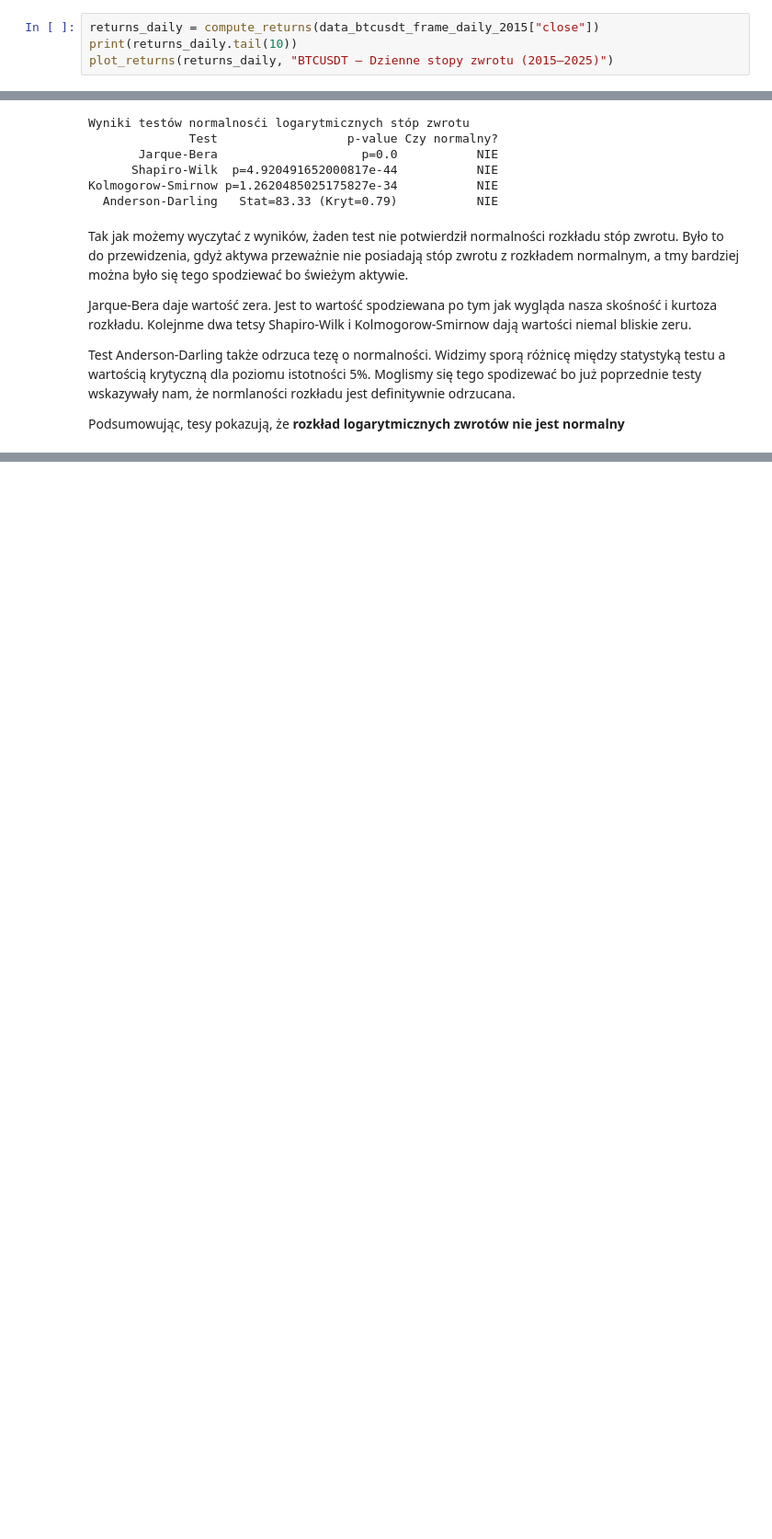
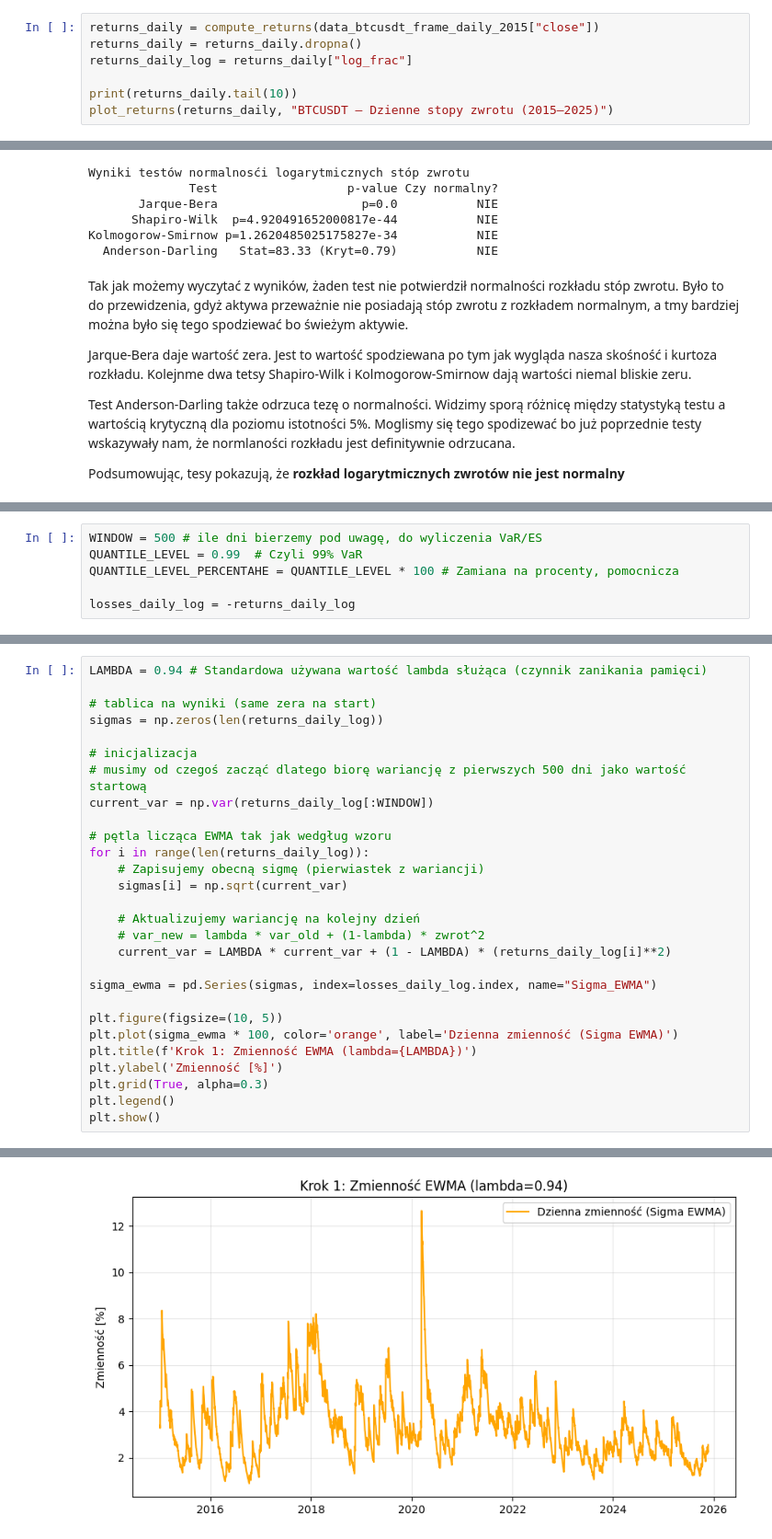
Before and after one commit to anteqkois/ilosciowe_miary_ryzyka_rynkowego, a Jupyter notebook: project/project.ipynb, the cells around one changed output, grey strips where cells are left out. Shown at 92% size. Saved outputs shown, nothing was run; the diff lists cells and outputs as text; blank space fills up the shorter version.

```diff
--- a/project/project.ipynb
+++ b/project/project.ipynb
@@ -164,6 +164,9 @@ def plot_returns(df: pd.DataFrame, title: str):
     plt.show()
 # %%
 returns_daily = compute_returns(data_btcusdt_frame_daily_2015["close"])
+returns_daily = returns_daily.dropna()
+returns_daily_log = returns_daily["log_frac"]
+
 print(returns_daily.tail(10))
 plot_returns(returns_daily, "BTCUSDT – Dzienne stopy zwrotu (2015–2025)")
 # %% [output]
@@ -543,0 +401,6 @@ plt.show()
+# %%
+WINDOW = 500 # ile dni bierzemy pod uwagę, do wyliczenia VaR/ES
+QUANTILE_LEVEL = 0.99  # Czyli 99% VaR
+QUANTILE_LEVEL_PERCENTAHE = QUANTILE_LEVEL * 100 # Zamiana na procenty, pomocnicza
+
+losses_daily_log = -returns_daily_log
@@ -543,0 +423,29 @@ plt.show()
+# %%
+LAMBDA = 0.94 # Standardowa używana wartość lambda służąca (czynnik zanikania pamięci)
+
+# tablica na wyniki (same zera na start)
+sigmas = np.zeros(len(returns_daily_log))
+
+# inicjalizacja
+# musimy od czegoś zacząć dlatego biorę wariancję z pierwszych 500 dni jako wartość startową
+current_var = np.var(returns_daily_log[:WINDOW])
+
+# pętla licząca EWMA tak jak wedgług wzoru
+for i in range(len(returns_daily_log)):
+    # Zapisujemy obecną sigmę (pierwiastek z wariancji)
+    sigmas[i] = np.sqrt(current_var)
+
+    # Aktualizujemy wariancję na kolejny dzień
+    # var_new = lambda * var_old + (1-lambda) * zwrot^2
+    current_var = LAMBDA * current_var + (1 - LAMBDA) * (returns_daily_log[i]**2)
+
+sigma_ewma = pd.Series(sigmas, index=losses_daily_log.index, name="Sigma_EWMA")
+
+plt.figure(figsize=(10, 5))
+plt.plot(sigma_ewma * 100, color='orange', label='Dzienna zmienność (Sigma EWMA)')
+plt.title(f'Krok 1: Zmienność EWMA (lambda={LAMBDA})')
+plt.ylabel('Zmienność [%]')
+plt.grid(True, alpha=0.3)
+plt.legend()
+plt.show()
+# %% [output]
@@ -543,0 +453 @@ plt.show()
+[figure, added]
```
Also changed, not shown: parts of 19 cells of this notebook.
